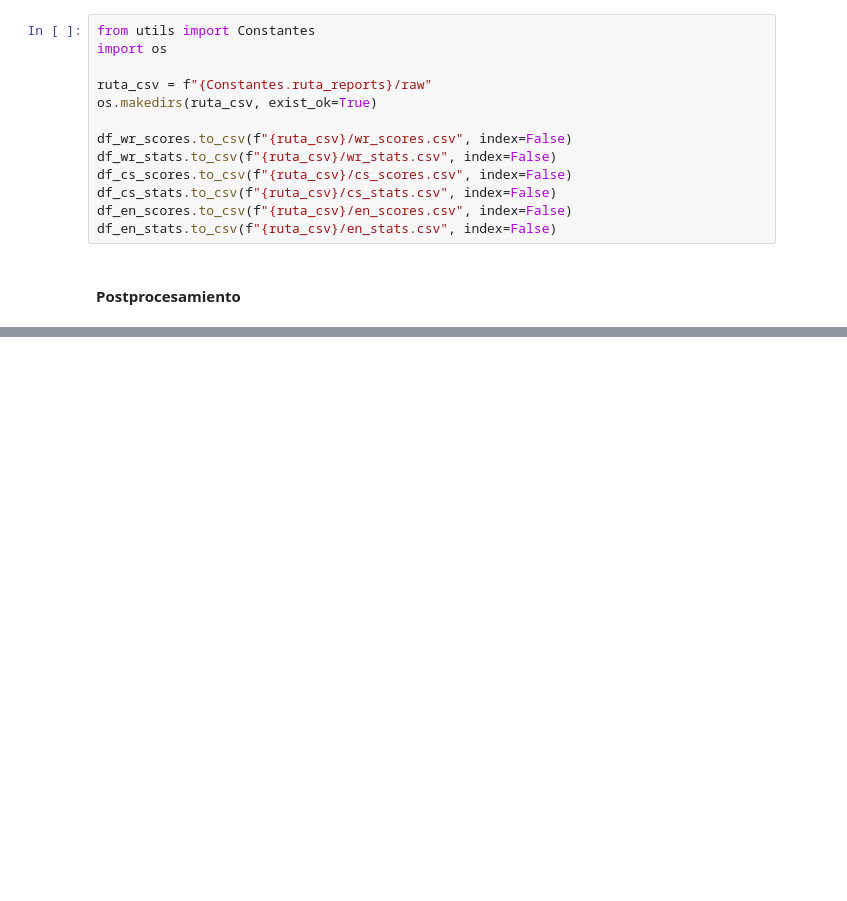
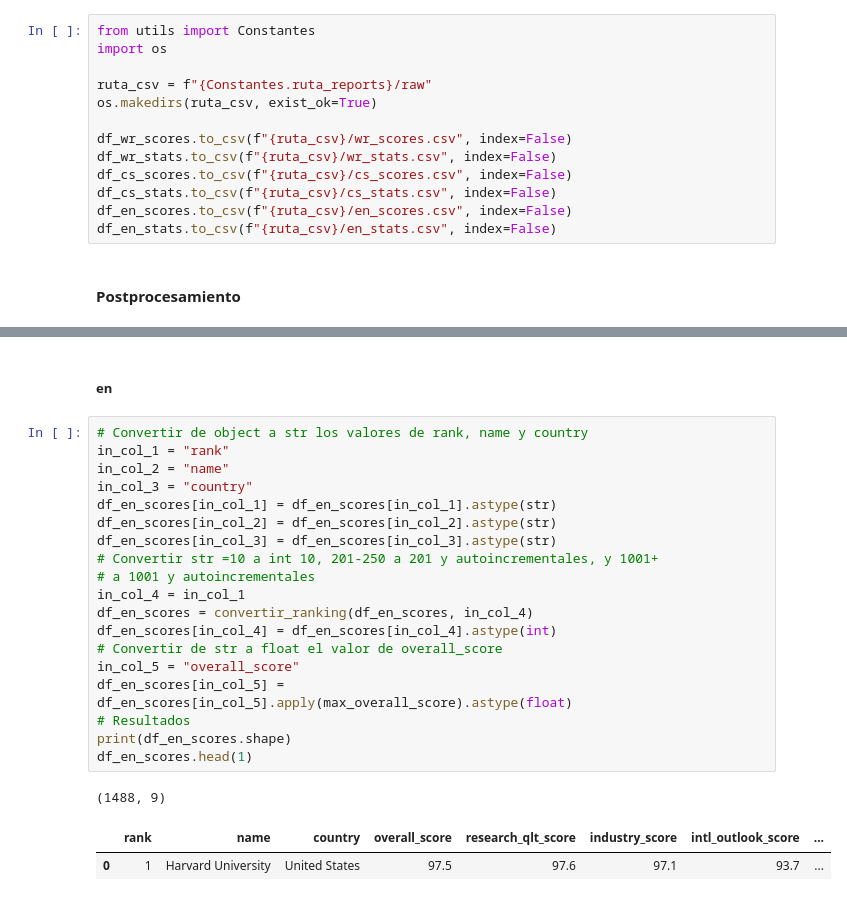
Before and after one commit to ECisneros20/web-scraping-the-rankings, a Jupyter notebook: notebooks/web_scraping2.ipynb, the cells around one changed output, grey strips where cells are left out. Saved outputs shown, nothing was run; the diff lists cells and outputs as text; blank space fills up the shorter version.

```diff
--- a/notebooks/web_scraping2.ipynb
+++ b/notebooks/web_scraping2.ipynb
@@ -501,0 +726,25 @@ df_en_stats.to_csv(f"{ruta_csv}/en_stats.csv", index=False)
+# %% [markdown]
+##### en
+# %%
+# Convertir de object a str los valores de rank, name y country
+in_col_1 = "rank"
+in_col_2 = "name"
+in_col_3 = "country"
+df_en_scores[in_col_1] = df_en_scores[in_col_1].astype(str)
+df_en_scores[in_col_2] = df_en_scores[in_col_2].astype(str)
+df_en_scores[in_col_3] = df_en_scores[in_col_3].astype(str)
+# Convertir str =10 a int 10, 201-250 a 201 y autoincrementales, y 1001+
+# a 1001 y autoincrementales
+in_col_4 = in_col_1
+df_en_scores = convertir_ranking(df_en_scores, in_col_4)
+df_en_scores[in_col_4] = df_en_scores[in_col_4].astype(int)
+# Convertir de str a float el valor de overall_score
+in_col_5 = "overall_score"
+df_en_scores[in_col_5] = df_en_scores[in_col_5].apply(max_overall_score).astype(float)
+# Resultados
+print(df_en_scores.shape)
+df_en_scores.head(1)
+# %% [output]
+(1488, 9)
+|  | rank | name | country | overall_score | research_qlt_score | industry_score | intl_outlook_score | ... |
+| 0 | 1 | Harvard University | United States | 97.5 | 97.6 | 97.1 | 93.7 | ... |
```
Also changed, not shown: parts of 19 cells of this notebook, 4 other files.
